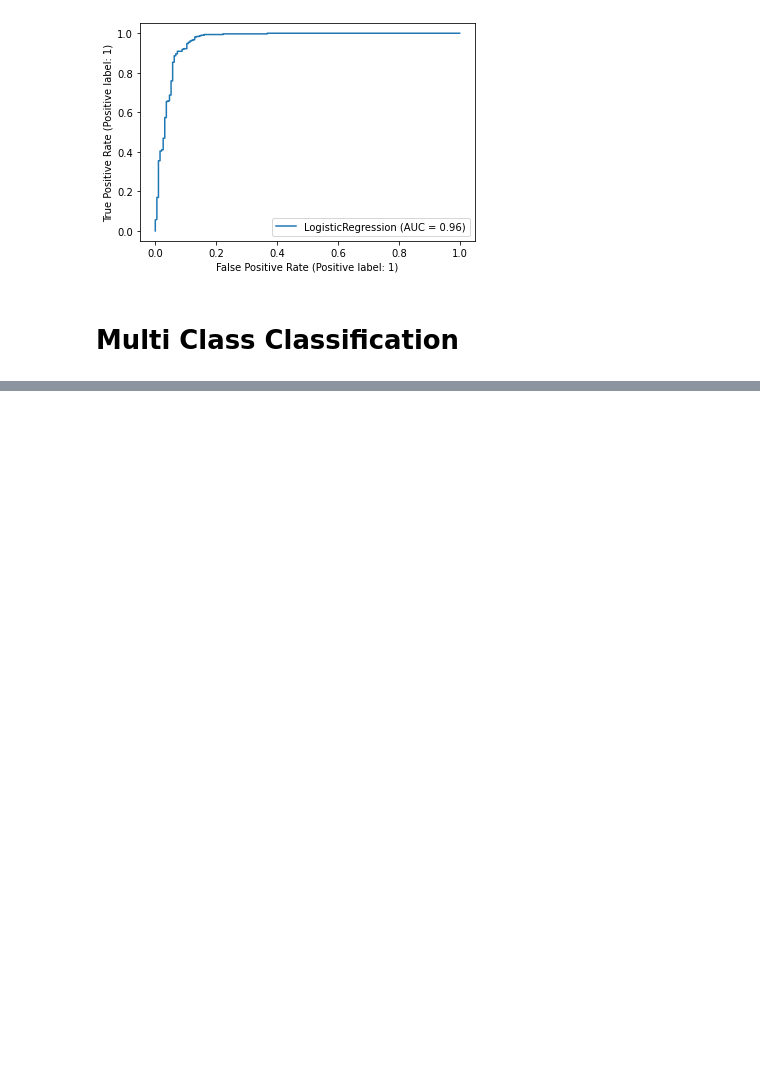
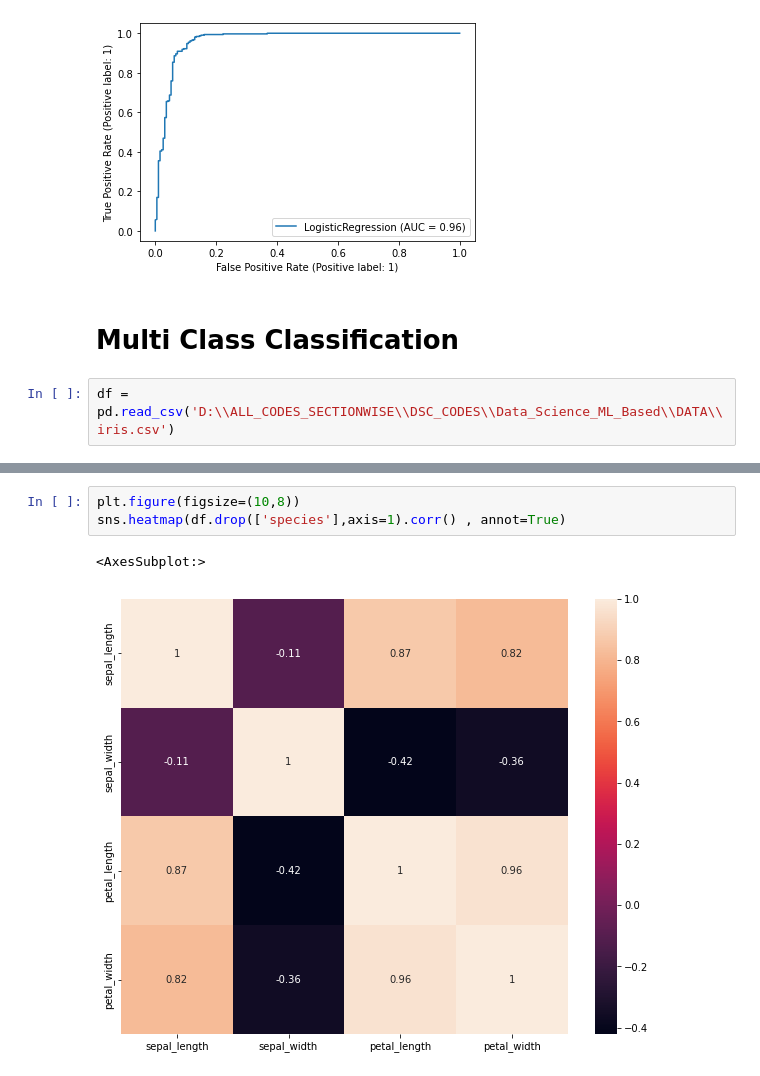
Before and after one commit to ravi0531rp/DataScienceComplete, a Jupyter notebook: Data_Science_ML_Based/008. Logistic Regression.ipynb, the cells around one changed output, grey strips where cells are left out. Saved outputs shown, nothing was run; the diff lists cells and outputs as text; blank space fills up the shorter version.

```diff
--- a/Data_Science_ML_Based/008. Logistic Regression.ipynb
+++ b/Data_Science_ML_Based/008. Logistic Regression.ipynb
@@ -350,3 +350,5 @@ plot_roc_curve(log_model,X_test,y_test)
 [figure]
 # %% [markdown]
 # Multi Class Classification
+# %%
+df = pd.read_csv('D:\\ALL_CODES_SECTIONWISE\\DSC_CODES\\Data_Science_ML_Based\\DATA\\iris.csv')
@@ -352,0 +395,6 @@ plot_roc_curve(log_model,X_test,y_test)
+# %%
+plt.figure(figsize=(10,8))
+sns.heatmap(df.drop(['species'],axis=1).corr() , annot=True)
+# %% [output]
+<AxesSubplot:>
+[figure, added]
```
Also changed, not shown: parts of 55 cells of this notebook.
